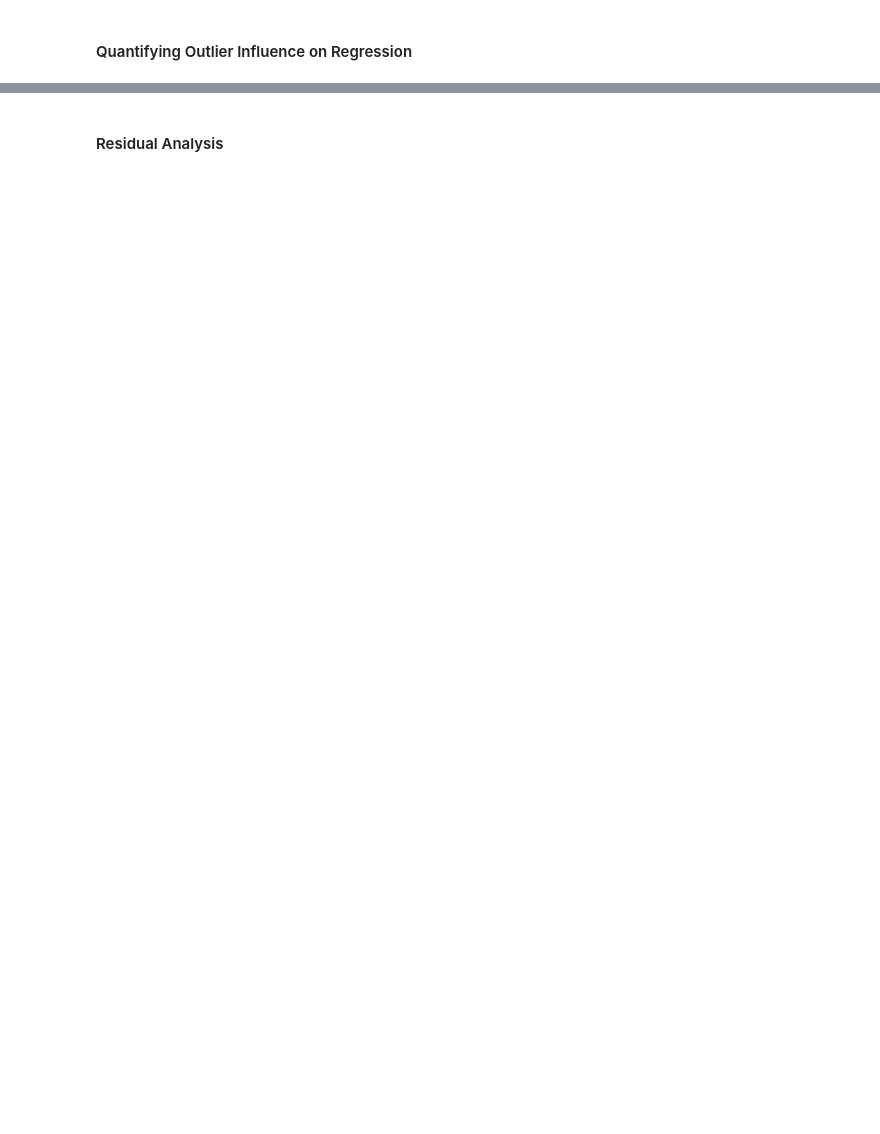
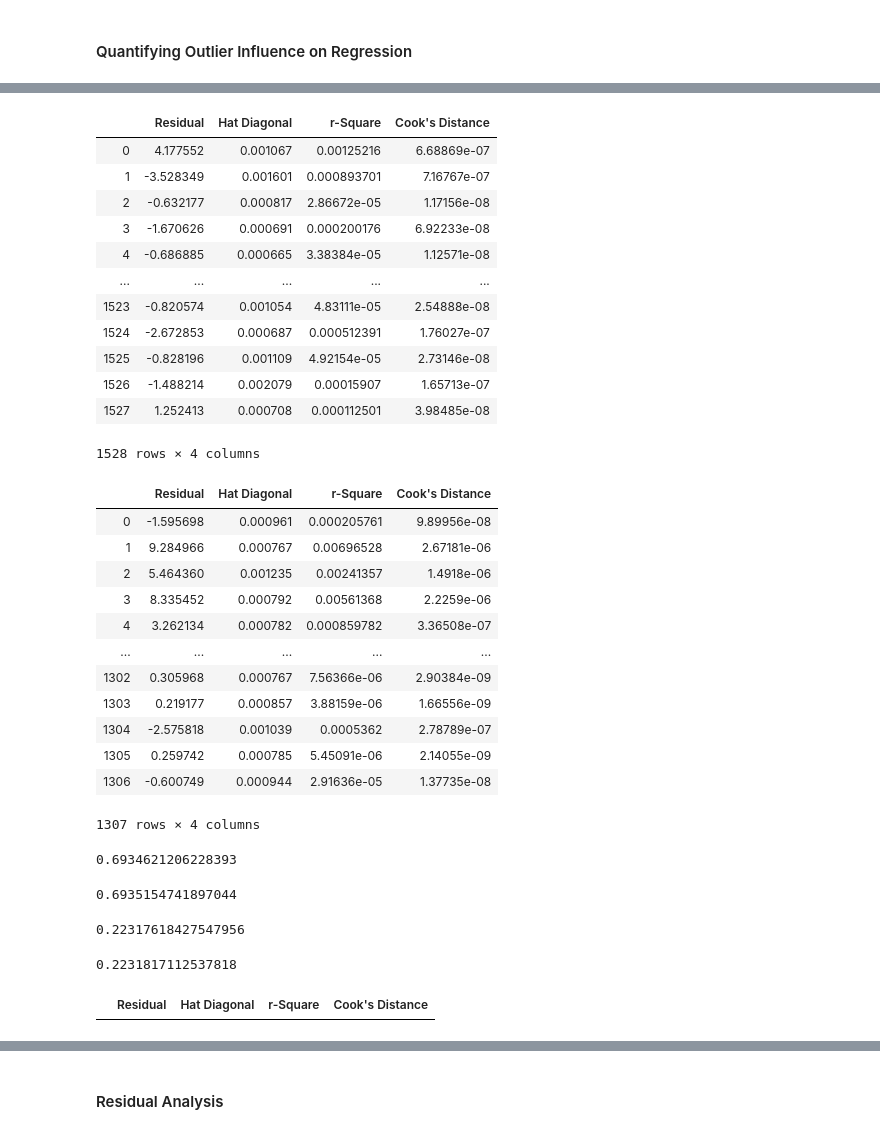
Before and after one commit to thokieu/Abalone-Regression, a Jupyter notebook: Workbook.ipynb, the cells around one changed output, grey strips where cells are left out. Saved outputs shown, nothing was run; the diff lists cells and outputs as text; code cells hidden in the pictures; blank space fills up the shorter version.

Commit message:
Cook's Distance and DFBETA's

```diff
--- a/Workbook.ipynb
+++ b/Workbook.ipynb
@@ -731,0 +790,12 @@ plt.show()
+# %%
+# Raw Residuals.
+res_mraw = pd.Series(index = Aba_data_male.index)
+res_fraw = pd.Series(index = Aba_data_female.index)
+
+for r in res_mraw.index:
+    res_mraw.loc[r] = red_msp.loc[r, 'Ring Count'] - (beta_hatm[0] + beta_hatm[1]*red_msp.loc[r, 'X_mpca'])
+
+for r in res_fraw.index:
+    res_fraw.loc[r] = red_fsp.loc[r, 'Ring Count'] - (beta_hatm[0] + beta_hatm[1]*red_fsp.loc[r, 'X_fpca'])
+
+display(res_mraw, res_fraw)
@@ -731,0 +827,68 @@ plt.show()
+# %%
+# Creating empty dataframe for Cook's Distance calculations.
+cook_m = pd.DataFrame(index = Aba_data_male.index, columns = ['Residual', 'Hat Diagonal', 'r-Square', "Cook's Distance"])
+cook_f = pd.DataFrame(index = Aba_data_female.index, columns = ['Residual', 'Hat Diagonal', 'r-Square', "Cook's Distance"])
+
+# Inserting residuals into the once empty dataframe.
+cook_m['Residual'] = res_mraw
+cook_f['Residual'] = res_fraw
+
+# Inserting the diagonal of the projection matrix into dataframe.
+cook_m['Hat Diagonal'] = H_mdiag
+cook_f['Hat Diagonal'] = H_fdiag
+
+# The number of predictor variables used in the OLS.
+k = 1
+
+# Computing the remaining r-Square values and Cook's Distance.
+for i in cook_m.index:
+    cook_m.loc[i, 'r-Square'] = (cook_m.loc[i, 'Residual'] / math.sqrt(MSE_male * (1 - cook_m.loc[i, 'Hat Diagonal'])))**2
+    cook_m.loc[i, "Cook's Distance"] = (cook_m.loc[i, 'r-Square'] / (k + 1)) * (cook_m.loc[i, 'Hat Diagonal'] / (1 - cook_m.loc[i, 'Hat Diagonal']))
+
+for j in cook_f.index:
+    cook_f.loc[j, 'r-Square'] = (cook_f.loc[j, 'Residual'] / math.sqrt(MSE_female * (1 - cook_f.loc[j, 'Hat Diagonal'])))**2
+    cook_f.loc[j, "Cook's Distance"] = (cook_f.loc[j, 'r-Square'] / (k + 1)) * (cook_f.loc[j, 'Hat Diagonal'] / (1 - cook_f.loc[j, 'Hat Diagonal']))
+
+# Cook's Distance is compared to the 50th percentile of an F-distribution with parameters of (df1 = k + 1, df2 = n - (k + 1)).
+q_m50 = st.f.ppf(.5, k + 1, len(cook_m) - (k + 1))
+q_f50 = st.f.ppf(.5, k + 1, len(cook_f) - (k + 1))
+
+# Here I'm being more stringent with the cut off point in evaluating if a Cook's Distance value is greater than the 20th percentile as being influential.
+q_m20 = st.f.ppf(.2, k + 1, len(cook_m) - (k + 1))
+q_f20 = st.f.ppf(.2, k + 1, len(cook_f) - (k + 1))
+
+display(cook_m, cook_f, q_m50, q_f50, q_m20, q_f20)
+display(cook_m[cook_m["Cook's Distance"] > q_m20])
+display(cook_f[cook_f["Cook's Distance"] > q_f20])
+# %% [output]
+|  | Residual | Hat Diagonal | r-Square | Cook's Distance |
+| 0 | 4.177552 | 0.001067 | 0.00125216 | 6.68869e-07 |
+| 1 | -3.528349 | 0.001601 | 0.000893701 | 7.16767e-07 |
+| 2 | -0.632177 | 0.000817 | 2.86672e-05 | 1.17156e-08 |
+| 3 | -1.670626 | 0.000691 | 0.000200176 | 6.92233e-08 |
+| 4 | -0.686885 | 0.000665 | 3.38384e-05 | 1.12571e-08 |
+| ... | ... | ... | ... | ... |
+| 1523 | -0.820574 | 0.001054 | 4.83111e-05 | 2.54888e-08 |
+| 1524 | -2.672853 | 0.000687 | 0.000512391 | 1.76027e-07 |
+| 1525 | -0.828196 | 0.001109 | 4.92154e-05 | 2.73146e-08 |
+| 1526 | -1.488214 | 0.002079 | 0.00015907 | 1.65713e-07 |
+| 1527 | 1.252413 | 0.000708 | 0.000112501 | 3.98485e-08 |
+1528 rows × 4 columns
+|  | Residual | Hat Diagonal | r-Square | Cook's Distance |
+| 0 | -1.595698 | 0.000961 | 0.000205761 | 9.89956e-08 |
+| 1 | 9.284966 | 0.000767 | 0.00696528 | 2.67181e-06 |
+| 2 | 5.464360 | 0.001235 | 0.00241357 | 1.4918e-06 |
+| 3 | 8.335452 | 0.000792 | 0.00561368 | 2.2259e-06 |
+| 4 | 3.262134 | 0.000782 | 0.000859782 | 3.36508e-07 |
+| ... | ... | ... | ... | ... |
+| 1302 | 0.305968 | 0.000767 | 7.56366e-06 | 2.90384e-09 |
+| 1303 | 0.219177 | 0.000857 | 3.88159e-06 | 1.66556e-09 |
+| 1304 | -2.575818 | 0.001039 | 0.0005362 | 2.78789e-07 |
+| 1305 | 0.259742 | 0.000785 | 5.45091e-06 | 2.14055e-09 |
+| 1306 | -0.600749 | 0.000944 | 2.91636e-05 | 1.37735e-08 |
+1307 rows × 4 columns
+0.6934621206228393
+0.6935154741897044
+0.22317618427547956
+0.2231817112537818
+|  | Residual | Hat Diagonal | r-Square | Cook's Distance |
```
Also changed, not shown: parts of 16 cells of this notebook.
